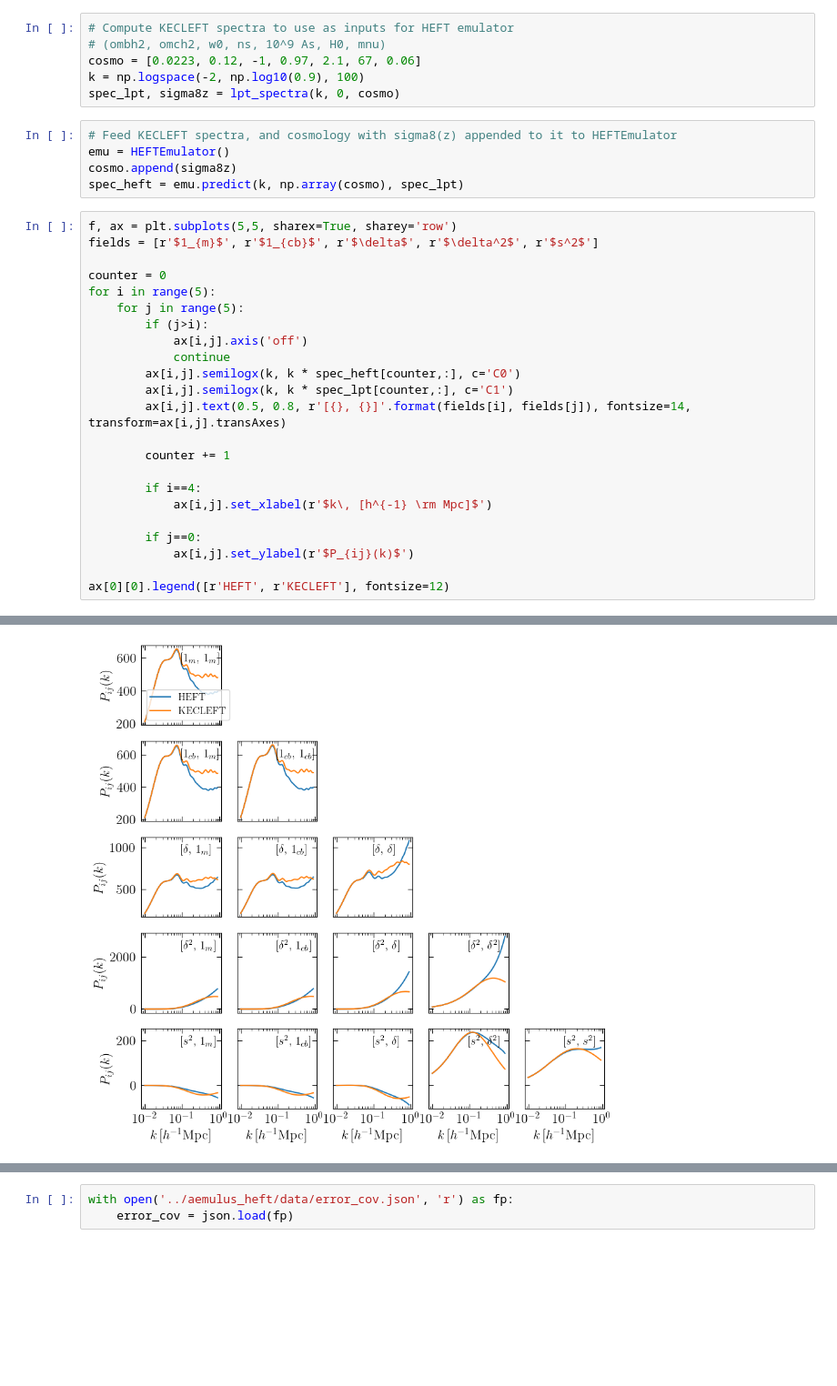
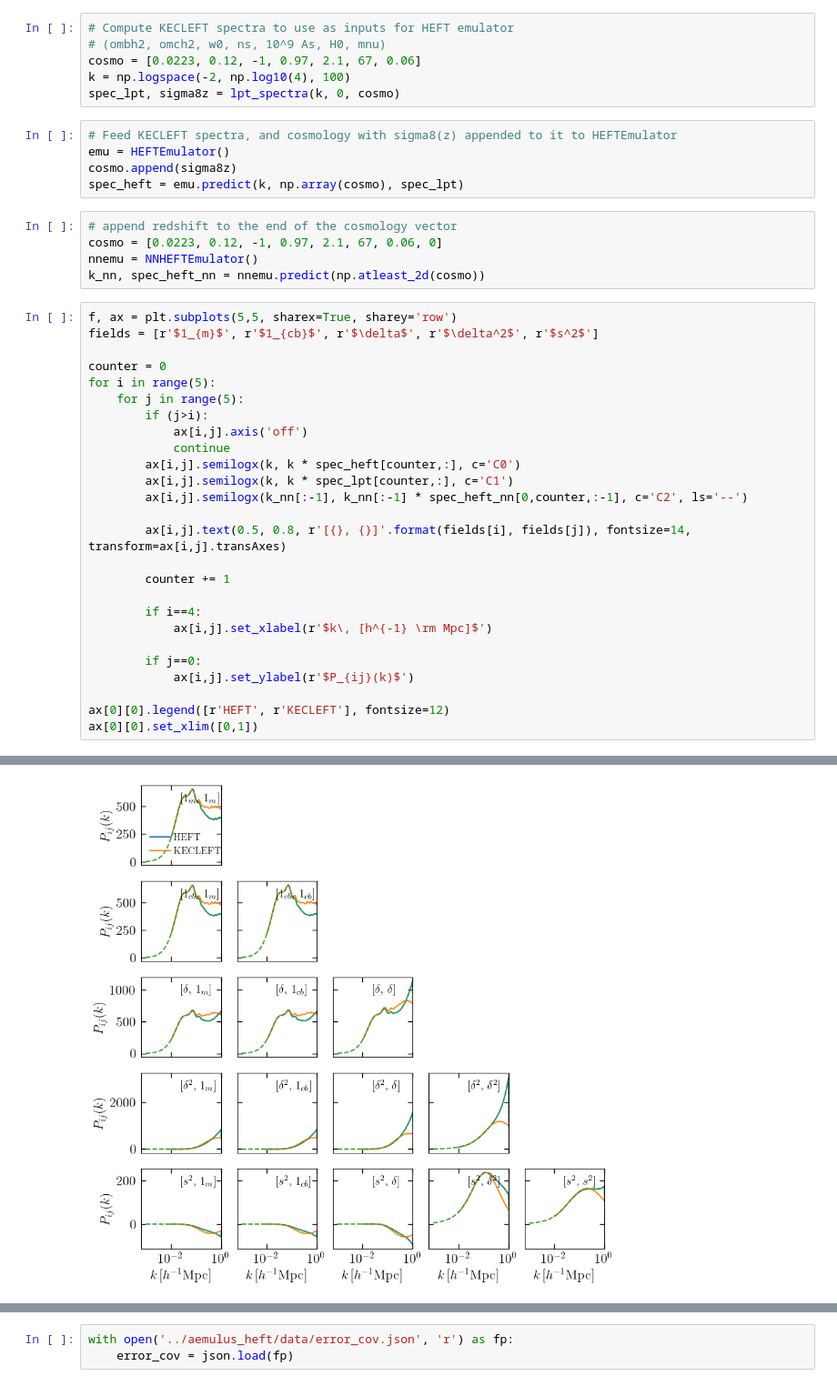
Before and after one commit to AemulusProject/aemulus_heft, a Jupyter notebook: notebooks/predict_spectra.ipynb, the cells around one changed output, grey strips where cells are left out. Shown at 91% size. Cells and saved outputs as stored; diff of their text form; blank space fills up the shorter version.

```diff
--- a/notebooks/predict_spectra.ipynb
+++ b/notebooks/predict_spectra.ipynb
@@ -41,13 +41,18 @@ plt.rcParams['font.size']             = 16
 # Compute KECLEFT spectra to use as inputs for HEFT emulator
 # (ombh2, omch2, w0, ns, 10^9 As, H0, mnu)
 cosmo = [0.0223, 0.12, -1, 0.97, 2.1, 67, 0.06]
-k = np.logspace(-2, np.log10(0.9), 100)
+k = np.logspace(-2, np.log10(4), 100)
 spec_lpt, sigma8z = lpt_spectra(k, 0, cosmo)
 # %%
 # Feed KECLEFT spectra, and cosmology with sigma8(z) appended to it to HEFTEmulator
 emu = HEFTEmulator()
 cosmo.append(sigma8z)
 spec_heft = emu.predict(k, np.array(cosmo), spec_lpt)
+# %%
+# append redshift to the end of the cosmology vector
+cosmo = [0.0223, 0.12, -1, 0.97, 2.1, 67, 0.06, 0]
+nnemu = NNHEFTEmulator()
+k_nn, spec_heft_nn = nnemu.predict(np.atleast_2d(cosmo))
 # %%
 f, ax = plt.subplots(5,5, sharex=True, sharey='row')
 fields = [r'$1_{m}$', r'$1_{cb}$', r'$\delta$', r'$\delta^2$', r'$s^2$']
@@ -60,6 +65,8 @@ for i in range(5):
             continue
         ax[i,j].semilogx(k, k * spec_heft[counter,:], c='C0')
         ax[i,j].semilogx(k, k * spec_lpt[counter,:], c='C1')
+        ax[i,j].semilogx(k_nn[:-1], k_nn[:-1] * spec_heft_nn[0,counter,:-1], c='C2', ls='--')
+
         ax[i,j].text(0.5, 0.8, r'[{}, {}]'.format(fields[i], fields[j]), fontsize=14, transform=ax[i,j].transAxes)
 
         counter += 1
@@ -71,4 +78,5 @@ for i in range(5):
             ax[i,j].set_ylabel(r'$P_{ij}(k)$')
 
 ax[0][0].legend([r'HEFT', r'KECLEFT'], fontsize=12)
+ax[0][0].set_xlim([0,1])
 # %% [output]
@@ -76,4 +84,4 @@ ax[0][0].legend([r'HEFT', r'KECLEFT'], fontsize=12)
-[figure, old version]
+[figure, new version]
 # %%
 bvec = [0.786, 0.583, -0.406, -0.512, 1755]
 
```
Also changed, not shown: parts of 3 cells of this notebook.
